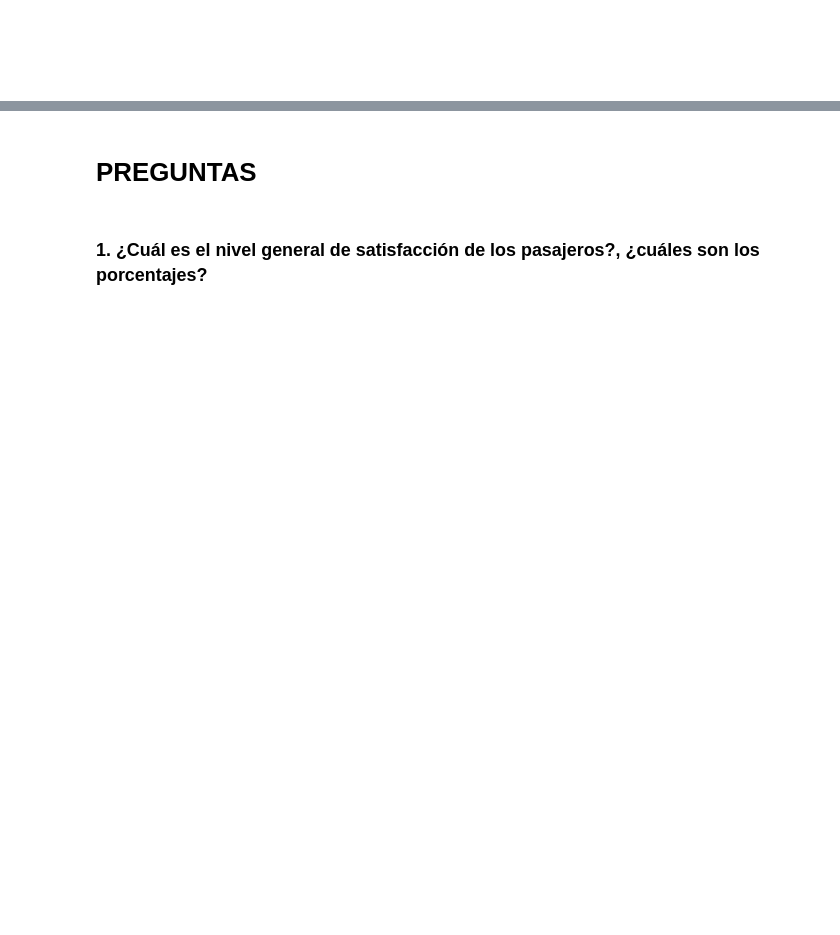
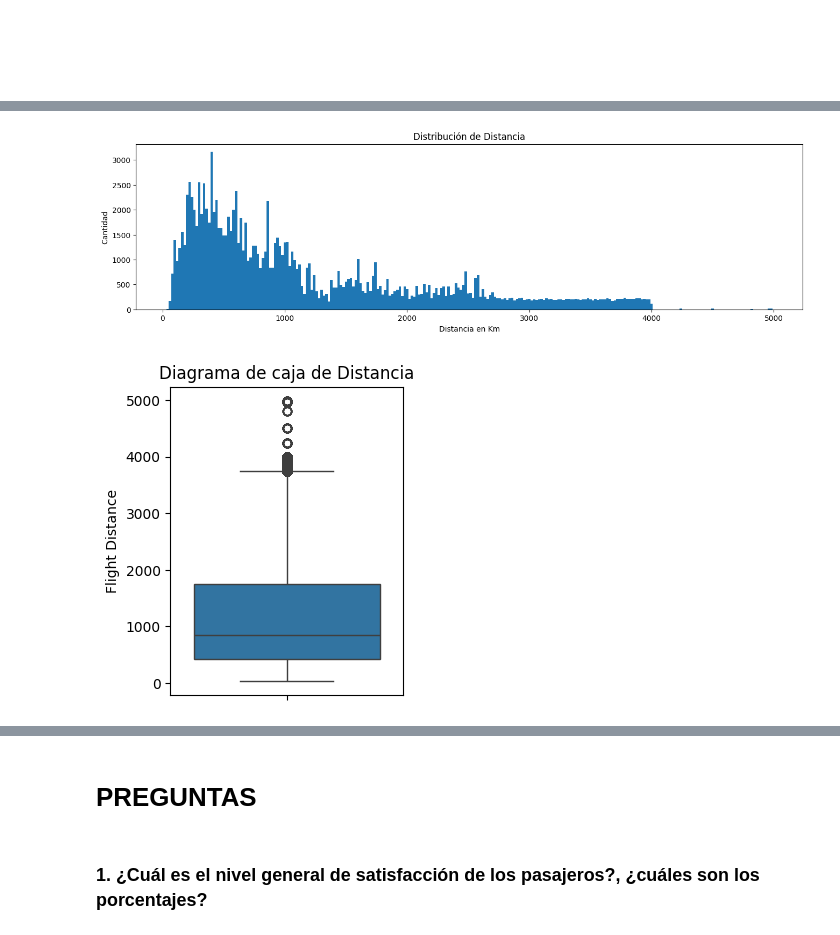
Before and after one commit to fgghi/Proyecto-Sis-Inteligentes, a Jupyter notebook: EDA/Proyecto_Final_Sis_int copy.ipynb, the cells around one changed output, grey strips where cells are left out. Drawn from its saved outputs; the diff is of its cells as text; code cells hidden in the pictures; blank space fills up the shorter version.

```diff
--- a/EDA/Proyecto_Final_Sis_int copy.ipynb
+++ b/EDA/Proyecto_Final_Sis_int copy.ipynb
@@ -123,0 +247,19 @@ data.head()
+# %%
+#Histograma de la columna distacia de vuelo en km
+
+plt.figure(figsize=(16, 4))
+bins = list(range(30,5000,20))
+data["Flight Distance"].plot(kind="hist", width=20,bins=bins);
+plt.title("Distribución de Distancia")
+plt.xlabel("Distancia en Km")
+plt.ylabel("Cantidad")
+plt.show()
+
+#Gráfico de caja de la columna edad
+fig, ax = plt.subplots(figsize=(3, 4))
+sns.boxplot(data["Flight Distance"]);
+plt.title("Diagrama de caja de Distancia");
+plt.show()
+# %% [output]
+[figure, added]
+[figure, added]
```
Also changed, not shown: parts of 16 cells of this notebook.
